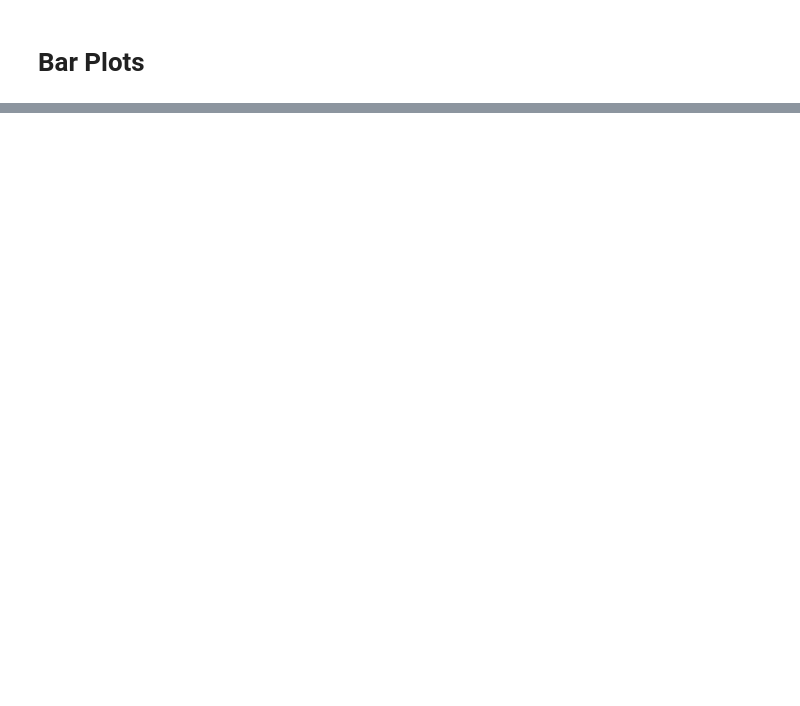
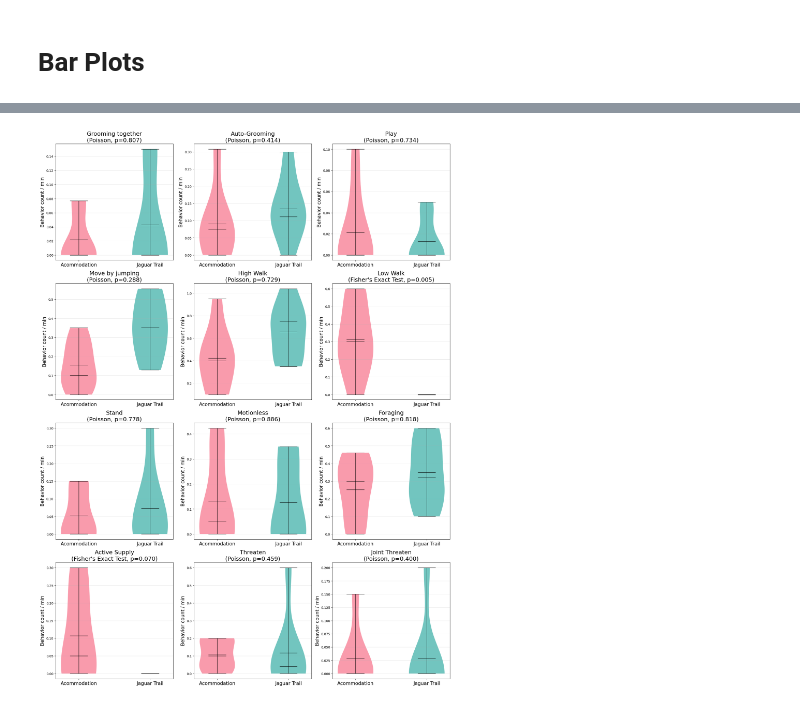
Before and after one commit to alvaro-francisco-gil/monkey-tourism-analysis, a Jupyter notebook: analysis.ipynb, the cells around one changed output, grey strips where cells are left out. Saved outputs shown, nothing was run; the diff lists cells and outputs as text; code cells hidden in the pictures; blank space fills up the shorter version.

```diff
--- a/analysis.ipynb
+++ b/analysis.ipynb
@@ -151,0 +159,41 @@ highlight_correlation_by_variables(corr_matrix, variable_pairs_orange=orange_pai
+# %%
+# Divide each column in variable_columns by "Tiempo Observación (minutos)" and create new columns in df
+for var in variable_columns:
+    df[var + '_per_min'] = df[var] / df['Tiempo Observación (minutos)']
+
+behavior_columns = [col for col in df.columns if col.endswith('_per_min')]
+# %%
+results = {}
+
+for behavior in behavior_columns:
+    print(f"\nAnalyzing behavior: {behavior}")
+
+    # Create formula dynamically
+    formula = f"{behavior} ~ Lugar + Horario + Individuals"
+
+    # Fit Poisson GLM with offset
+    poisson_model = smf.glm(formula=formula, data=df,
+                           family=sm.families.Poisson(),
+                           offset=np.log(df['Tiempo Observación (minutos)'])).fit()
+
+    dispersion = poisson_model.deviance / poisson_model.df_resid
+    print(f"Poisson dispersion: {dispersion:.2f}")
+
+    if dispersion > 1.5:
+        nb_model = smf.glm(formula=formula, data=df,
+                          family=sm.families.NegativeBinomial(alpha=1.0),
+                          offset=np.log(df['Tiempo Observación (minutos)'])).fit()
+        print("Negative Binomial model fitted (due to overdispersion)")
+        print(f"AIC Poisson: {poisson_model.aic:.2f}, AIC NegBin: {nb_model.aic:.2f}")
+
+        # Choose model with lower AIC
+        best_model = 'Negative Binomial' if nb_model.aic < poisson_model.aic else 'Poisson'
+    else:
+        print("No overdispersion detected; using Poisson model")
+        best_model = 'Poisson'
+
+    results[behavior] = best_model
+
+print("\nModel selection summary for behaviors:")
+for behavior, model_type in results.items():
+    print(f"{behavior}: {model_type}")
@@ -249,0 +445,6 @@ analyze_by_category(df, 'Lugar', variable_columns, columns_to_check=variable_col
+# %%
+# Example call:
+covariates = ['Horario', 'Individuals']
+analyze_by_category(df, 'Lugar', behavior_columns, covariates, 'Tiempo Observación (minutos)')
+# %% [output]
+[figure, added]
```
Also changed, not shown: parts of 11 cells of this notebook.
